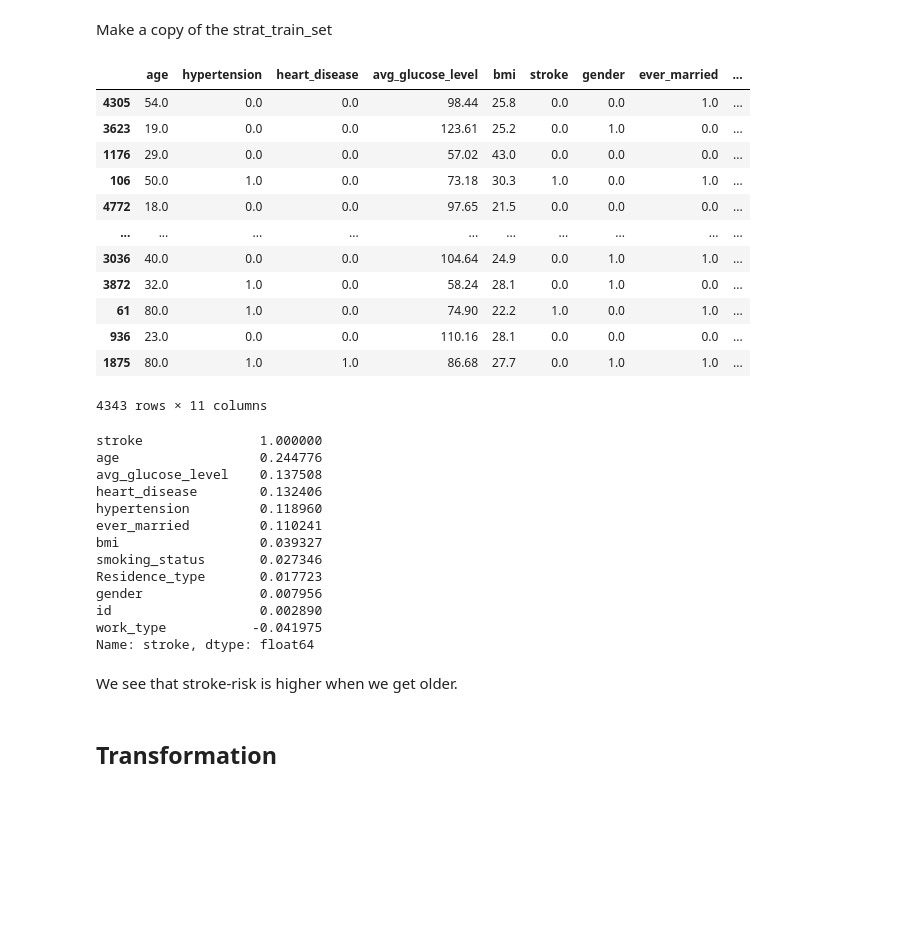
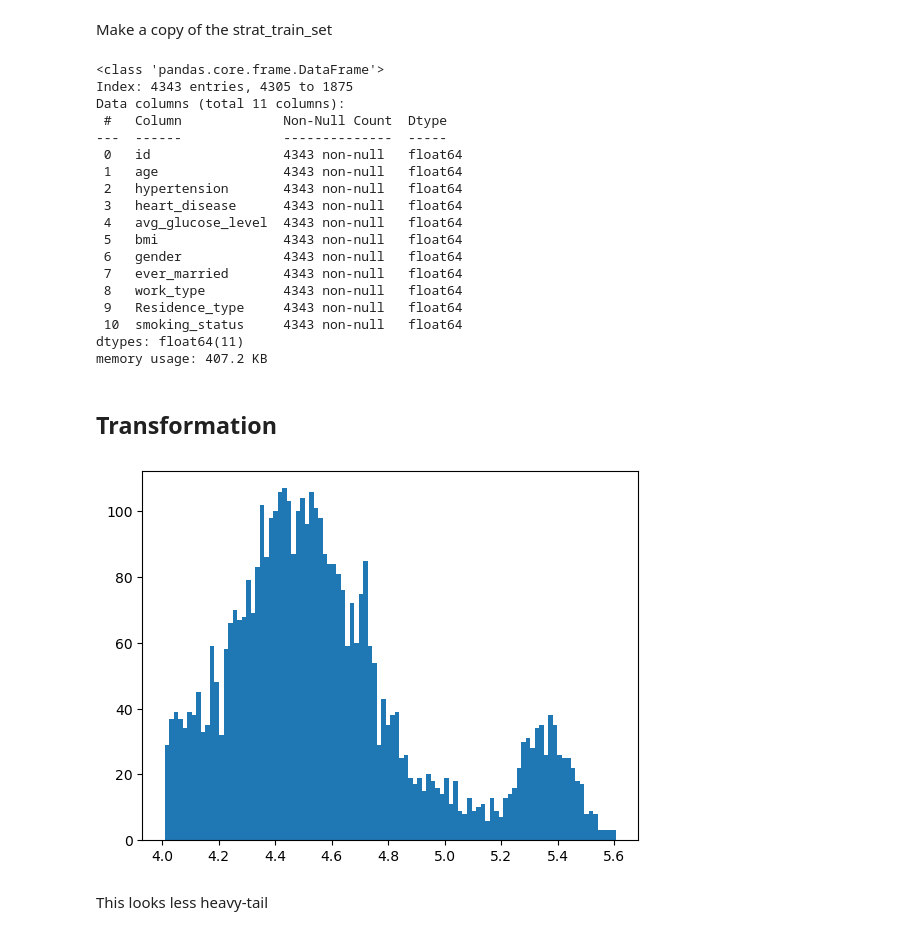
Before and after one commit to lenguyenthuyvan/M682finalproject, a Jupyter notebook: finalproject.ipynb, the cells around one changed output. Saved outputs shown, nothing was run; the diff lists cells and outputs as text; code cells hidden in the pictures; blank space fills up the shorter version.

```diff
--- a/finalproject.ipynb
+++ b/finalproject.ipynb
@@ -310,19 +331,27 @@ strat_train_set.head(10)
 # %% [markdown]
 Make a copy of the strat_train_set
 # %%
-stroke = strat_train_set.copy()
-stroke.drop(['id'], axis=1)
+stroke = strat_train_set.drop(['id'], axis=1)
+stroke = strat_train_set.drop("stroke", axis=1)
+
+stroke_labels = strat_train_set["stroke"].copy()
+stroke.info()
 # %% [output]
-|  | age | hypertension | heart_disease | avg_glucose_level | bmi | stroke | gender | ever_married | ... |
-| 4305 | 54.0 | 0.0 | 0.0 | 98.44 | 25.8 | 0.0 | 0.0 | 1.0 | ... |
-| 3623 | 19.0 | 0.0 | 0.0 | 123.61 | 25.2 | 0.0 | 1.0 | 0.0 | ... |
-| 1176 | 29.0 | 0.0 | 0.0 | 57.02 | 43.0 | 0.0 | 0.0 | 0.0 | ... |
-| 106 | 50.0 | 1.0 | 0.0 | 73.18 | 30.3 | 1.0 | 0.0 | 1.0 | ... |
-| 4772 | 18.0 | 0.0 | 0.0 | 97.65 | 21.5 | 0.0 | 0.0 | 0.0 | ... |
-| ... | ... | ... | ... | ... | ... | ... | ... | ... | ... |
-| 3036 | 40.0 | 0.0 | 0.0 | 104.64 | 24.9 | 0.0 | 1.0 | 1.0 | ... |
-| 3872 | 32.0 | 1.0 | 0.0 | 58.24 | 28.1 | 0.0 | 1.0 | 0.0 | ... |
-| 61 | 80.0 | 1.0 | 0.0 | 74.90 | 22.2 | 1.0 | 0.0 | 1.0 | ... |
-| 936 | 23.0 | 0.0 | 0.0 | 110.16 | 28.1 | 0.0 | 0.0 | 0.0 | ... |
-| 1875 | 80.0 | 1.0 | 1.0 | 86.68 | 27.7 | 0.0 | 1.0 | 1.0 | ... |
-4343 rows × 11 columns
+<class 'pandas.core.frame.DataFrame'>
+Index: 4343 entries, 4305 to 1875
+Data columns (total 11 columns):
+ #   Column             Non-Null Count  Dtype
+---  ------             --------------  -----
+ 0   id                 4343 non-null   float64
+ 1   age                4343 non-null   float64
+ 2   hypertension       4343 non-null   float64
+ 3   heart_disease      4343 non-null   float64
+ 4   avg_glucose_level  4343 non-null   float64
+ 5   bmi                4343 non-null   float64
+ 6   gender             4343 non-null   float64
+ 7   ever_married       4343 non-null   float64
+ 8   work_type          4343 non-null   float64
+ 9   Residence_type     4343 non-null   float64
+ 10  smoking_status     4343 non-null   float64
+dtypes: float64(11)
+memory usage: 407.2 KB
@@ -331,26 +358,14 @@ corr_matrix = stroke.corr()
-# %%
-corr_matrix["stroke"].sort_values(ascending=False)
-# %% [output]
-stroke               1.000000
-age                  0.244776
-avg_glucose_level    0.137508
-heart_disease        0.132406
-hypertension         0.118960
-ever_married         0.110241
-bmi                  0.039327
-smoking_status       0.027346
-Residence_type       0.017723
-gender               0.007956
-id                   0.002890
-work_type           -0.041975
-Name: stroke, dtype: float64
-# %% [markdown]
-We see that stroke-risk is higher when we get older.
 # %% [markdown]
 ## Transformation
 # %%
 from sklearn.preprocessing import FunctionTransformer
 log_transformer = FunctionTransformer(np.log,
 inverse_func=np.exp)
 log_avg_glucose_level= log_transformer.transform(stroke[["avg_glucose_level"]])
+plt.hist(log_avg_glucose_level, bins=100)
+plt.show()
+# %% [output]
+[figure, added]
+# %% [markdown]
+This looks less heavy-tail
 # %%
```
Also changed, not shown: parts of 17 cells of this notebook.
